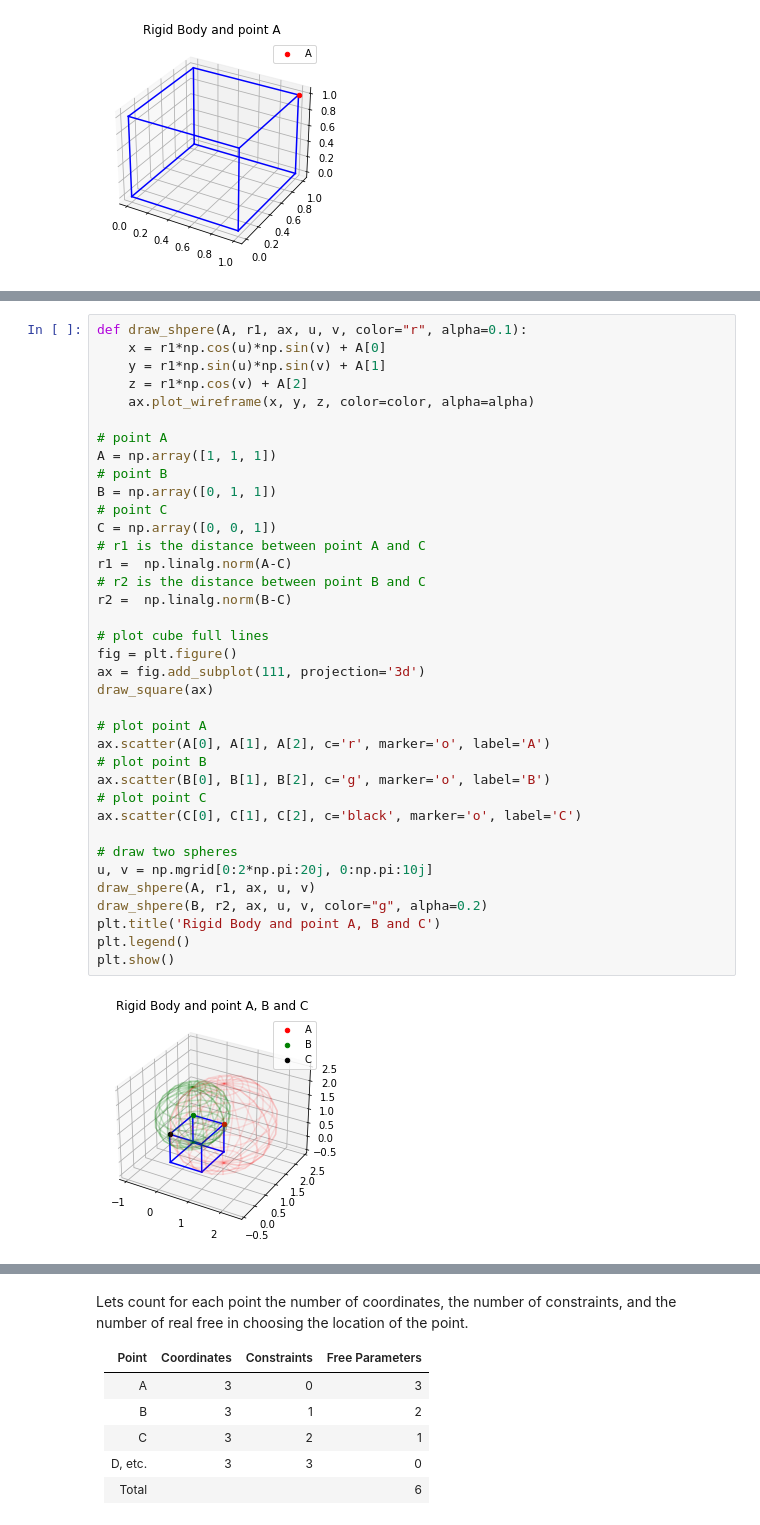
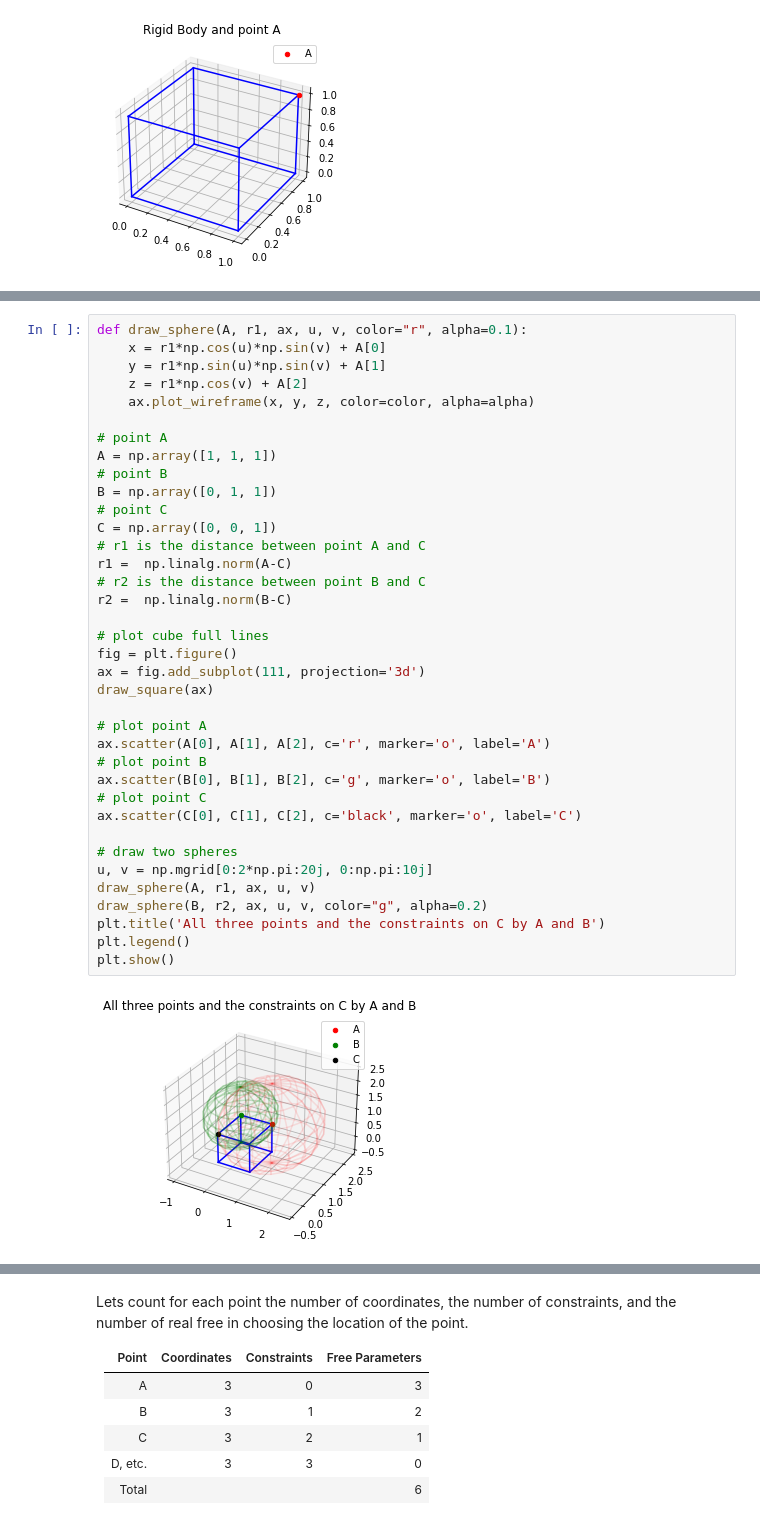
Before and after one commit to AlrIsmail/robotics_fundamentals, a Jupyter notebook: foundation_robot_motion.ipynb, the cells around one changed output, grey strips where cells are left out. Cells and saved outputs as stored; diff of their text form.

```diff
--- a/foundation_robot_motion.ipynb
+++ b/foundation_robot_motion.ipynb
@@ -170,40 +178,40 @@ It has to be at the circle at the intersection of the spheres centered at point
 # %%
-def draw_shpere(A, r1, ax, u, v, color="r", alpha=0.1):
+def draw_sphere(A, r1, ax, u, v, color="r", alpha=0.1):
     x = r1*np.cos(u)*np.sin(v) + A[0]
     y = r1*np.sin(u)*np.sin(v) + A[1]
     z = r1*np.cos(v) + A[2]
     ax.plot_wireframe(x, y, z, color=color, alpha=alpha)
 
 # point A
 A = np.array([1, 1, 1])
 # point B
 B = np.array([0, 1, 1])
 # point C
 C = np.array([0, 0, 1])
 # r1 is the distance between point A and C
 r1 =  np.linalg.norm(A-C)
 # r2 is the distance between point B and C
 r2 =  np.linalg.norm(B-C)
 
 # plot cube full lines
 fig = plt.figure()
 ax = fig.add_subplot(111, projection='3d')
 draw_square(ax)
 
 # plot point A
 ax.scatter(A[0], A[1], A[2], c='r', marker='o', label='A')
 # plot point B
 ax.scatter(B[0], B[1], B[2], c='g', marker='o', label='B')
 # plot point C
 ax.scatter(C[0], C[1], C[2], c='black', marker='o', label='C')
 
 # draw two spheres
 u, v = np.mgrid[0:2*np.pi:20j, 0:np.pi:10j]
-draw_shpere(A, r1, ax, u, v)
-draw_shpere(B, r2, ax, u, v, color="g", alpha=0.2)
-plt.title('Rigid Body and point A, B and C')
+draw_sphere(A, r1, ax, u, v)
+draw_sphere(B, r2, ax, u, v, color="g", alpha=0.2)
+plt.title('All three points and the constraints on C by A and B')
 plt.legend()
 plt.show()
 # %% [output]
-[figure, old version]
+[figure, new version]
 # %% [markdown]
```
Also changed, not shown: parts of 14 cells of this notebook.
